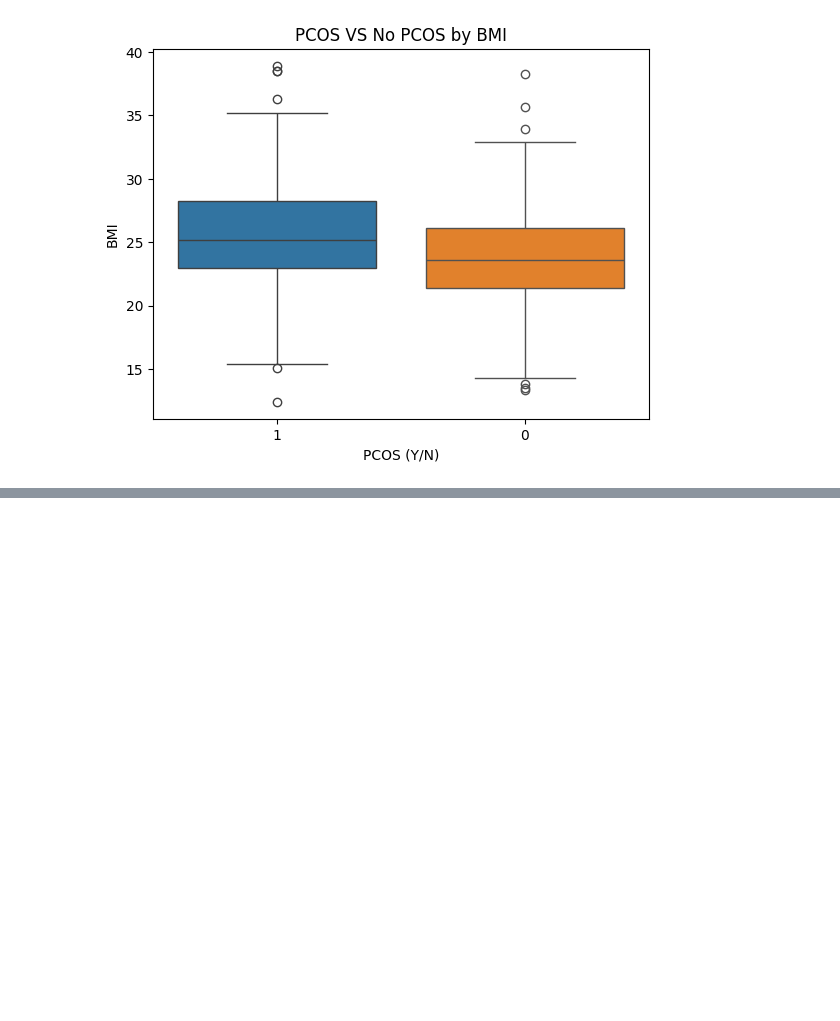
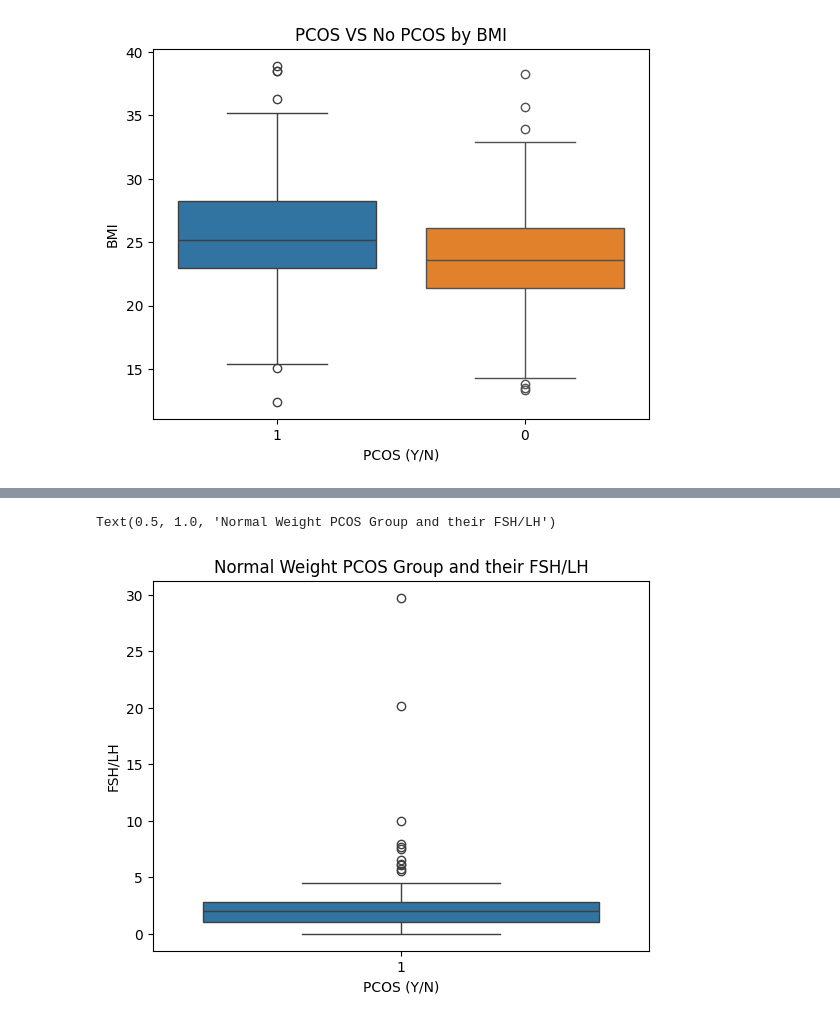
Before and after one commit to trodman201/PCOS-Research, a Jupyter notebook: Revised_Pcos_graphs.ipynb, the cells around one changed output, grey strips where cells are left out. Saved outputs shown, nothing was run; the diff lists cells and outputs as text; code cells hidden in the pictures; blank space fills up the shorter version.

```diff
--- a/Revised_Pcos_graphs.ipynb
+++ b/Revised_Pcos_graphs.ipynb
@@ -161,0 +176,6 @@ Text(0.5, 1.0, 'Underweight Groups and their FSH Levels')
+# %%
+sns.boxplot(x="PCOS (Y/N)", y="FSH/LH", data=p2)
+plt.title('Normal Weight PCOS Group and their FSH/LH')
+# %% [output]
+Text(0.5, 1.0, 'Normal Weight PCOS Group and their FSH/LH')
+[figure, added]
```
Also changed, not shown: parts of 7 cells of this notebook.
